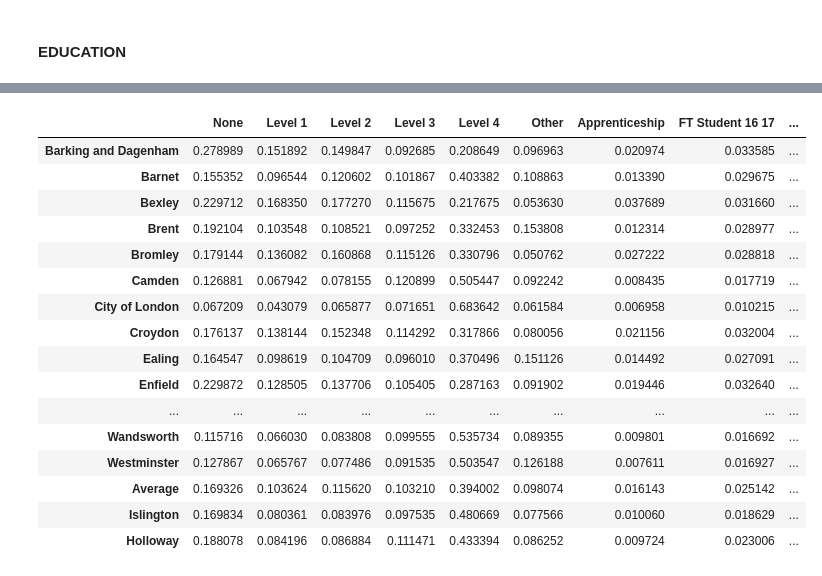
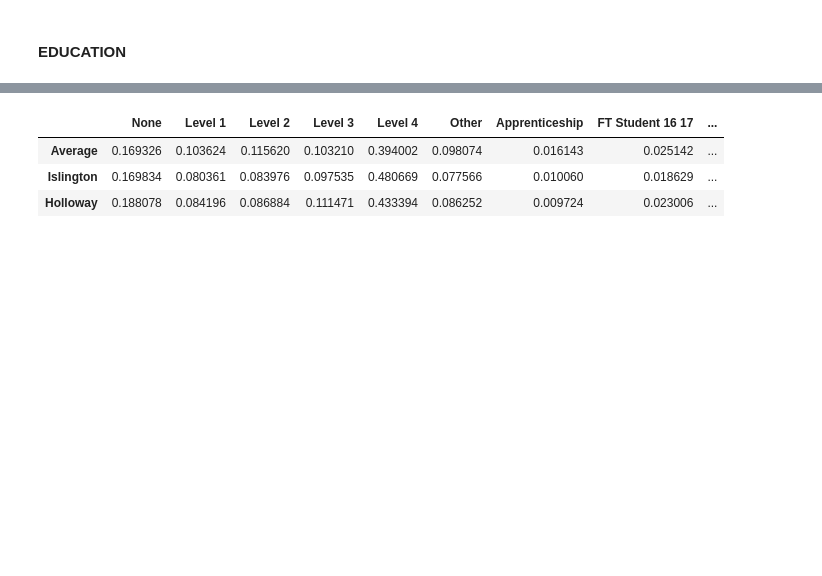
Before and after one commit to neal-bamford/sd-map-streamlit, a Jupyter notebook: SD_Map_Dev.ipynb, the cells around one changed output, grey strips where cells are left out. Drawn from its saved outputs; the diff is of its cells as text; code cells hidden in the pictures; blank space fills up the shorter version.

```diff
--- a/SD_Map_Dev.ipynb
+++ b/SD_Map_Dev.ipynb
@@ -843,7 +1014,7 @@ education_average_year_df_latest
 education_by_borough_ward_year_df = dao_fac.education_ratio_by_borough_ward_years(db_conn, search_term)
 
 ## What's the latest year of data for ethnicity?
-latest_data_year = education_by_borough_ward_year_df["YEAR"].max()
+education_latest_data_year = education_by_borough_ward_year_df["YEAR"].max()
 
 ## Filter the dataframe to only include the latest data
 education_by_borough_ward_year_df_latest = education_by_borough_ward_year_df.loc[education_by_borough_ward_year_df["YEAR"] == latest_data_year]
@@ -878,9 +1049,9 @@ education_by_borough_year_df_borough = education_by_borough_year_df_reduced[(edu
 
 
 
-education_by_borough_year_df_reduced = education_by_borough_year_df_reduced[(education_by_borough_year_df_reduced.index != borough)]
+# education_by_borough_year_df_reduced = education_by_borough_year_df_reduced[(education_by_borough_year_df_reduced.index != borough)]
 
-education_by_borough_year_df_appendix = education_by_borough_year_df_reduced
+education_by_borough_year_df_all = education_by_borough_year_df_reduced
 education_by_borough_year_df_reduced = pd.concat([education_average_year_df_latest, education_by_borough_year_df_borough, education_by_borough_ward_year_df_reduced])
 
 
@@ -892,17 +1060,4 @@ education_by_borough_year_df_reduced
 |  | None | Level 1 | Level 2 | Level 3 | Level 4 | Other | Apprenticeship | FT Student 16 17 | ... |
-| Barking and Dagenham | 0.278989 | 0.151892 | 0.149847 | 0.092685 | 0.208649 | 0.096963 | 0.020974 | 0.033585 | ... |
-| Barnet | 0.155352 | 0.096544 | 0.120602 | 0.101867 | 0.403382 | 0.108863 | 0.013390 | 0.029675 | ... |
-| Bexley | 0.229712 | 0.168350 | 0.177270 | 0.115675 | 0.217675 | 0.053630 | 0.037689 | 0.031660 | ... |
-| Brent | 0.192104 | 0.103548 | 0.108521 | 0.097252 | 0.332453 | 0.153808 | 0.012314 | 0.028977 | ... |
-| Bromley | 0.179144 | 0.136082 | 0.160868 | 0.115126 | 0.330796 | 0.050762 | 0.027222 | 0.028818 | ... |
-| Camden | 0.126881 | 0.067942 | 0.078155 | 0.120899 | 0.505447 | 0.092242 | 0.008435 | 0.017719 | ... |
-| City of London | 0.067209 | 0.043079 | 0.065877 | 0.071651 | 0.683642 | 0.061584 | 0.006958 | 0.010215 | ... |
-| Croydon | 0.176137 | 0.138144 | 0.152348 | 0.114292 | 0.317866 | 0.080056 | 0.021156 | 0.032004 | ... |
-| Ealing | 0.164547 | 0.098619 | 0.104709 | 0.096010 | 0.370496 | 0.151126 | 0.014492 | 0.027091 | ... |
-| Enfield | 0.229872 | 0.128505 | 0.137706 | 0.105405 | 0.287163 | 0.091902 | 0.019446 | 0.032640 | ... |
-| ... | ... | ... | ... | ... | ... | ... | ... | ... | ... |
-| Wandsworth | 0.115716 | 0.066030 | 0.083808 | 0.099555 | 0.535734 | 0.089355 | 0.009801 | 0.016692 | ... |
-| Westminster | 0.127867 | 0.065767 | 0.077486 | 0.091535 | 0.503547 | 0.126188 | 0.007611 | 0.016927 | ... |
 | Average | 0.169326 | 0.103624 | 0.115620 | 0.103210 | 0.394002 | 0.098074 | 0.016143 | 0.025142 | ... |
 | Islington | 0.169834 | 0.080361 | 0.083976 | 0.097535 | 0.480669 | 0.077566 | 0.010060 | 0.018629 | ... |
 | Holloway | 0.188078 | 0.084196 | 0.086884 | 0.111471 | 0.433394 | 0.086252 | 0.009724 | 0.023006 | ... |
```
Also changed, not shown: parts of 26 cells of this notebook, 11 other files.
